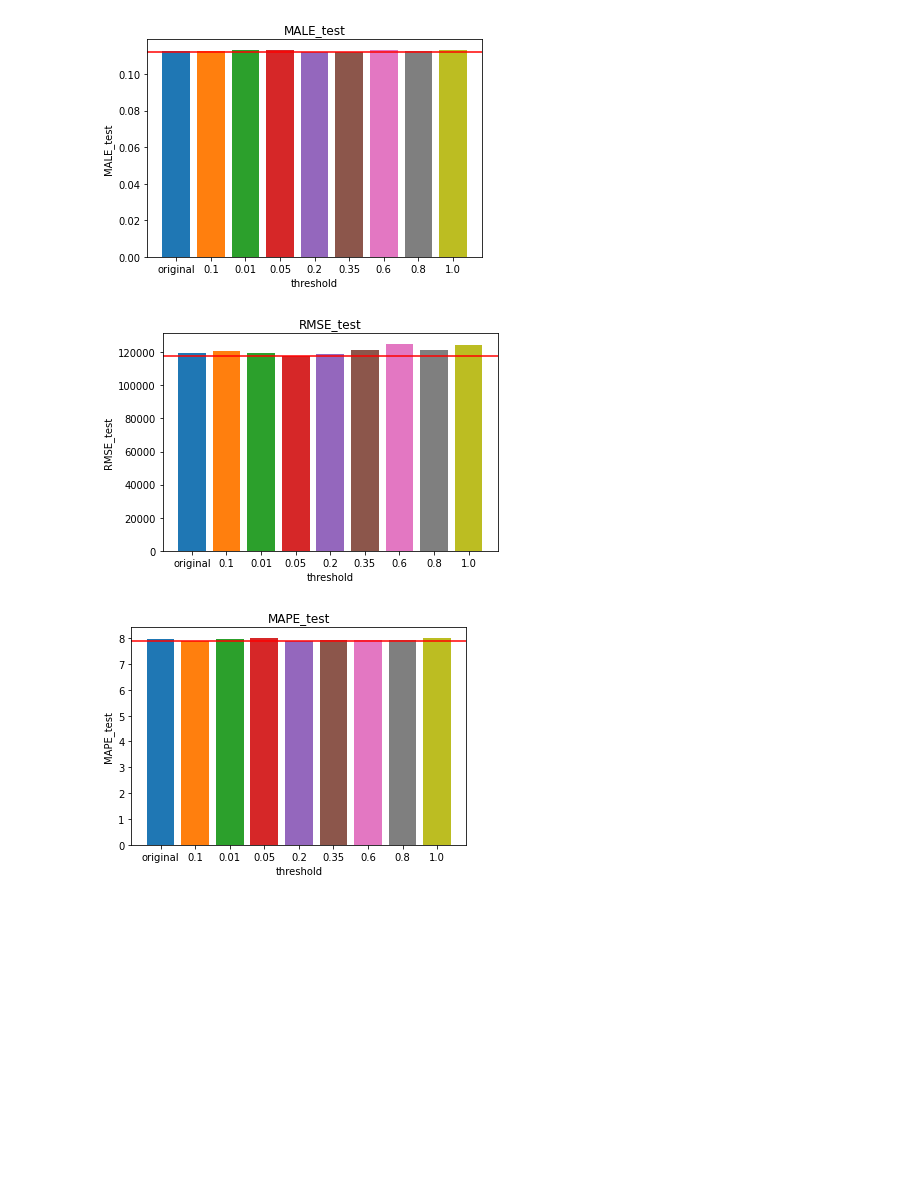
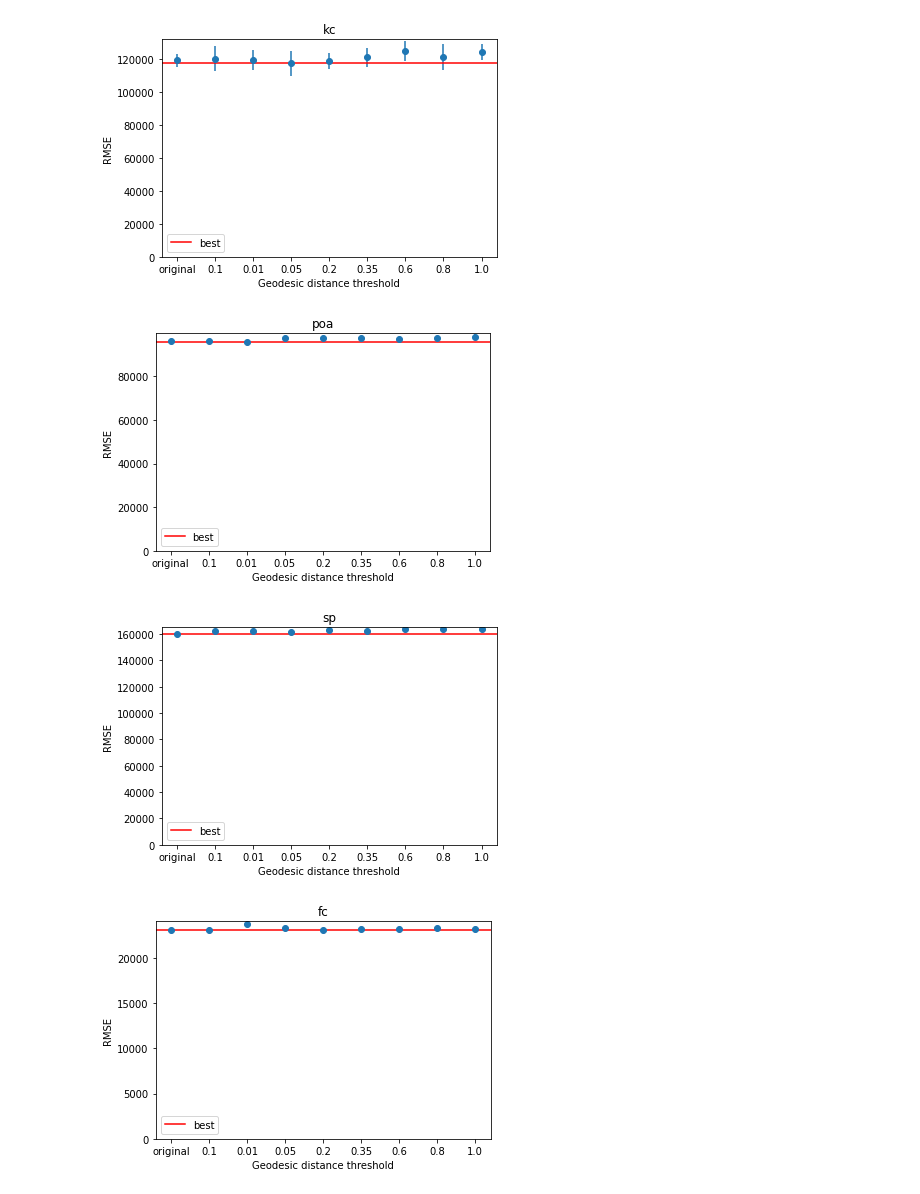
Before and after one commit to ponseko/UC_Project_HPP, a Jupyter notebook: results/results.ipynb, the cells around one changed output. Drawn from its saved outputs; the diff is of its cells as text; code cells hidden in the pictures; blank space fills up the shorter version.

```diff
--- a/results/results.ipynb
+++ b/results/results.ipynb
@@ -3,10 +3,10 @@ import pandas as pd
 import numpy as np
 import matplotlib.pyplot as plt
 # %%
-kc = pd.read_csv('results_kc.csv')
-kc = kc.drop(columns=['Unnamed: 0'])
-
-poa = pd.read_csv('results_poa.csv')
-poa = poa.drop(columns=['Unnamed: 0'])
+kc = pd.read_csv('results_kc.csv').drop(columns=['Unnamed: 0'])
+poa = pd.read_csv('results_poa.csv').drop(columns=['Unnamed: 0'])
+sp = pd.read_csv('results_sp.csv').drop(columns=['Unnamed: 0'])
+fc = pd.read_csv('results_fc.csv').drop(columns=['Unnamed: 0'])
 
 metrics = ['MALE_test', 'RMSE_test', 'MAPE_test']#, 'MALE_train', 'RMSE_train', 'MAPE_train']
+metrics = ['RMSE_test']
@@ -13,4 +33,6 @@ metrics = ['MALE_test', 'RMSE_test', 'MAPE_test']#, 'MALE_train', 'RMSE_train',
 # %%
+all_results = {}
+
 def create_results(df):
     results = {}
     results['original'] = {}
@@ -27,5 +49,7 @@ def create_results(df):
 
     return results
 
-kc_results = create_results(kc)
-poa_results = create_results(poa)
+all_results['kc'] = create_results(kc)
+all_results['poa'] = create_results(poa)
+all_results['sp'] = create_results(sp)
+all_results['fc'] = create_results(fc)
@@ -32,21 +66,34 @@ poa_results = create_results(poa)
 # %%
-def plot(results):
+def plot(results, dataset):
     for metric in metrics:
         plt.figure()
-        plt.title(metric)
-        plt.xlabel('threshold')
-        plt.ylabel(metric)
-        for exp in results.keys():
-            plt.bar(exp, results[exp][metric][0])
+        plt.title(dataset)
+        plt.xlabel('Geodesic distance threshold')
+        plt.ylabel("RMSE")
+
+        plt.errorbar(list(results.keys()), [results[e][metric][0] for e in results.keys()], yerr=[results[e][metric][1] for e in results.keys()], fmt='o')
+
+        # for exp in results.keys():
+            # plt.bar(exp, results[exp][metric][0])
+            # print(exp, results[exp][metric][0], results[exp][metric][1])
+
+            # plt.errorbar(exp, results[exp][metric][0], yerr=results[exp][metric][1], fmt='o')
         # set horizontal line
-        plt.axhline(y=np.min([results[e][metric][0] for e in results.keys()]), color='r', linestyle='-')
+        plt.axhline(y=np.min([results[e][metric][0] for e in results.keys()]), color='r', linestyle='-', label="best")
+
+        plt.ylim(0)
 
         # set y to log scale
         # plt.yscale('log')
+
+        plt.legend()
+        plt.savefig('results_' + dataset + '_' + metric + '.png', dpi=300)
         plt.show()
 
-plot(kc_results)
+for dataset in all_results.keys():
+    plot(all_results[dataset], dataset)
 # %% [output]
-[figure, old version]
+[figure, new version]
-[figure, old version]
+[figure, new version]
-[figure, old version]
+[figure, new version]
+[figure, added]
```
Also changed, not shown: parts of 3 cells of this notebook, 15 other files.
